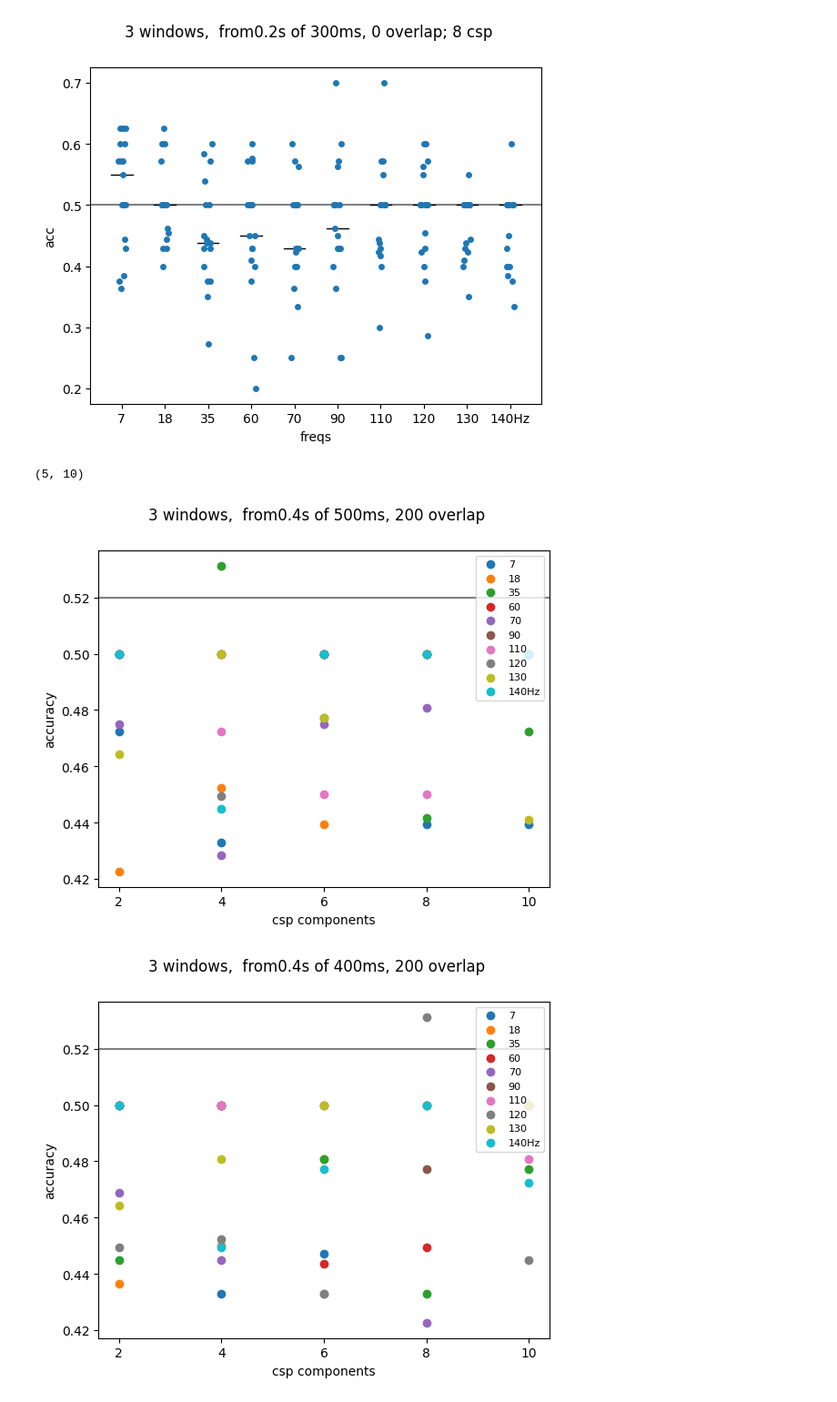
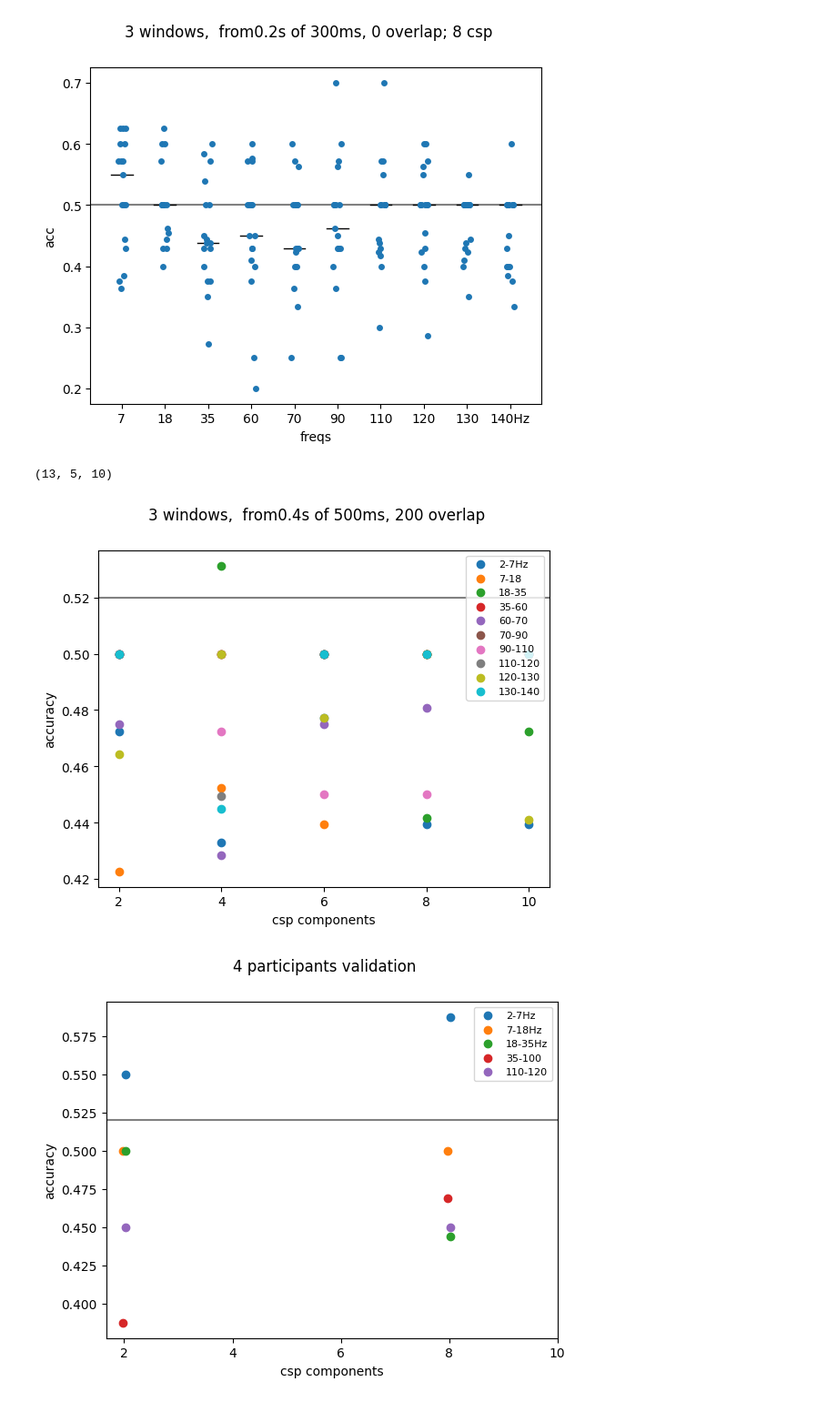
Before and after one commit to donalbertico/bci-analysis, a Jupyter notebook: left_right_single.ipynb, the cells around one changed output. Shown at 91% size. Saved outputs shown, nothing was run; the diff lists cells and outputs as text; code cells hidden in the pictures.

```diff
--- a/left_right_single.ipynb
+++ b/left_right_single.ipynb
@@ -32,4 +9,8 @@ freq_tags = ['7','18','35','60','70','90','110','120','130','140Hz']
 # %%
+freqs = [2.,7.,18.,35.,60.,70.,90.,110.,120.,130,140]
+freq_tags = [
+    '2-7Hz','7-18','18-35','35-60','60-70',
+    '70-90','90-110','110-120','120-130','130-140']
 time_config = [
     (1,0.0,1600,0),
     (1,0.2,1200,0),
@@ -46,12 +27,25 @@ time_config = [
     (3,0.4,300,100),
 ]
 components = [2,4,6,8,10]
+# %%
+train_idx = np.zeros(16)
+validate = np.ones(3)
+sample_idx = np.concatenate([train_idx,validate])
+np.random.shuffle(sample_idx)
 # %%
 directory = os.fsencode(os.path.abspath(os.getcwd()))
 left_right_scores = []
+left_right_val = []
+i=0
 for dr in os.listdir(directory):
     if os.path.isdir(dr) :
         for file in os.listdir(dr):
             if 'scores_1_left_right' in str(file) :
                 scr = np.load(str(dr).split("'")[1]+'/'+str(file).split("'")[1])
-                left_right_scores.append(scr[:,0:5,:])
+                if sample_idx[i]:
+                    print(str(dr).split("'")[1])
+                    left_right_val.append(np.load(str(dr).split("'")[1]+'/scores_val_left_right.npy'))
+                else :
+                    left_right_scores.append(scr[:,0:5,:])
+                i+=1
+left_right_val.append(np.load('mrl/scores_val_left_right.npy'))
@@ -109,25 +111,42 @@ for cnf in time_config:
     medians.append(median)
     i += 1
 # %%
-np.array(medians[0]).shape
+np.array(medians).shape
 # %% [output]
-(5, 10)
+(13, 5, 10)
 # %%
 components = [2,4,6,8,10]
+val_components = [2,8]
+val_freq_tags = ['2-7Hz','7-18Hz','18-35Hz','35-100','110-120']
+freq_colors = ['royalblue','orange','green','black','grey']
+left_right_val = np.array(left_right_val)
 i=0
+i_v=0
 for cnf in medians:
     n_windows, t_min, width, overlap = time_config[i]
     if np.max(cnf) > 0.53:
         csp_fig, axes = plt.subplots(1)
         csp_fig.suptitle('{} windows,  from{}s of {}ms, {} overlap'.format(n_windows,t_min,width,overlap))
         for f,freq in enumerate(freq_tags):
             axes.scatter(components, np.array(cnf)[:,f])
         axes.axhline(.52, c='grey')
         axes.legend(freq_tags, loc='upper right', prop={'size':8})
         axes.set_xticks([2,4,6,8,10])
         axes.set_xlabel('csp components')
         axes.set_ylabel('accuracy')
+        val = left_right_val[:,i_v,:,:]
+        val_fig, axes = plt.subplots(1)
+        x=0.03
+        for f,freq in enumerate(val_freq_tags):
+            axes.scatter(np.array(val_components)+x, np.apply_along_axis(np.median, 2, val.T).T[:,f])
+            x *= -1
+        axes.axhline(.52, c='grey')
+        axes.legend(val_freq_tags, loc='upper right', prop={'size':8})
+        axes.set_xticks([2,4,6,8,10])
+        axes.set_xlabel('csp components')
+        axes.set_ylabel('accuracy')
+        val_fig.suptitle('4 participants validation')
     i+=1
 # %% [output]
-[figure, old version]
+[figure, new version]
-[figure, old version]
+[figure, new version]
```
Also changed, not shown: parts of 4 cells of this notebook, 33 other files.
